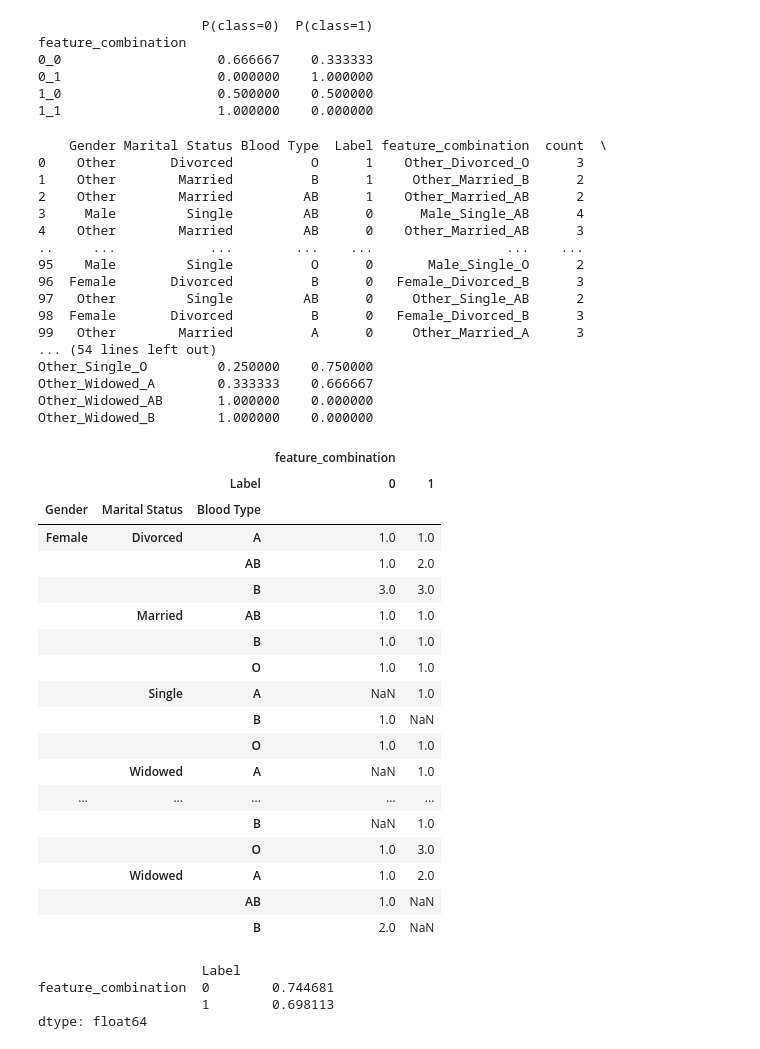
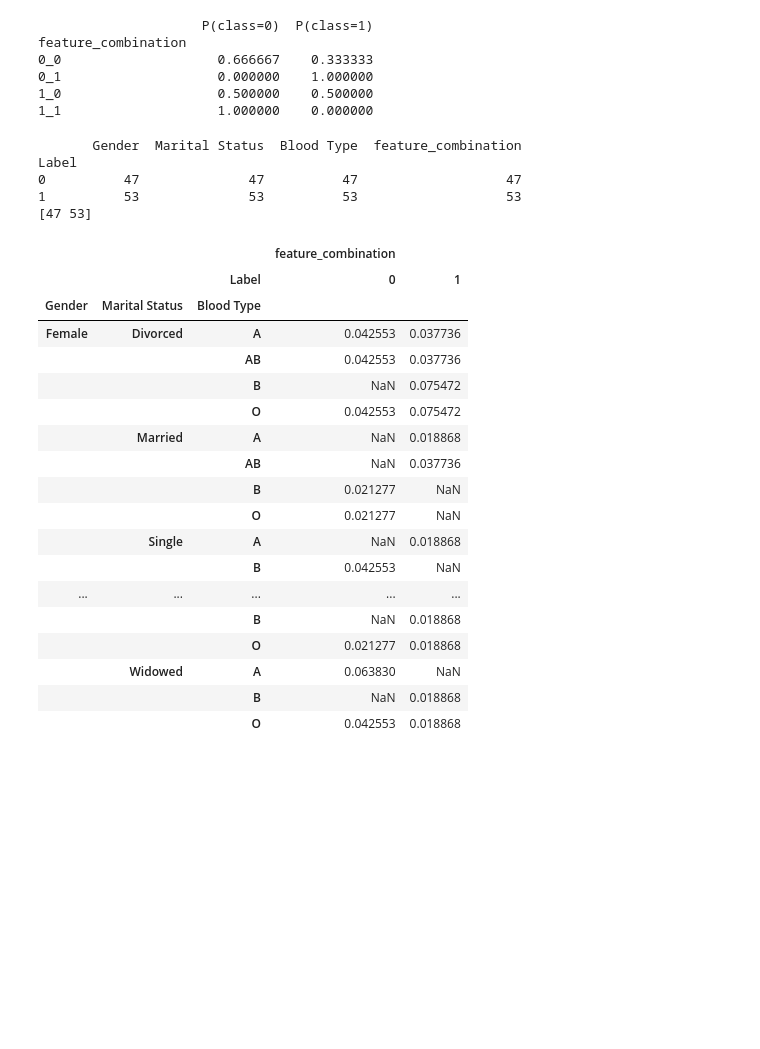
Before and after one commit to Mohammad-Shiblu/Dataset-Learning-Limit, a Jupyter notebook: Notebooks/dataset_learning_limit.ipynb, the cells around one changed output. Cells and saved outputs as stored; diff of their text form; code cells hidden in the pictures; blank space fills up the shorter version.

```diff
--- a/Notebooks/dataset_learning_limit.ipynb
+++ b/Notebooks/dataset_learning_limit.ipynb
@@ -761,7 +873,7 @@ def generate_dummy_categorical_classification_dataset(num_rows=100):
     genders = ['Male', 'Female', 'Other']
     marital_statuses = ['Single', 'Married', 'Divorced', 'Widowed']
     blood_types = ['A', 'B', 'AB', 'O']
-    payment_methods = ['Cash', 'Credit Card', 'Online Transfer']
+    # payment_methods = ['Cash', 'Credit Card', 'Online Transfer']
 
     # Generate random data
     data = {
@@ -781,53 +893,38 @@ def generate_dummy_categorical_classification_dataset(num_rows=100):
 dummy_classification_df = generate_dummy_categorical_classification_dataset(100)
 
 df, combination_pivot = majority_vote(dummy_classification_df, feature_columns=["Gender", "Marital Status", "Blood Type"], class_column="Label")
-print(df)
-print(combination_pivot)
+# print(df)
+# print(combination_pivot)
 class_total=dummy_classification_df.groupby(["Label"]).count()
+class_total
 dummy_classification_df.groupby(["Gender", "Marital Status", "Blood Type", "Label"]).count().unstack(3)#/class_total.values[:, 0]
 # %% [output]
-    Gender Marital Status Blood Type  Label feature_combination  count  \
-0    Other       Divorced          O      1    Other_Divorced_O      3
-1    Other        Married          B      1     Other_Married_B      2
-2    Other        Married         AB      1    Other_Married_AB      2
-3     Male         Single         AB      0      Male_Single_AB      4
-4    Other        Married         AB      0    Other_Married_AB      3
-..     ...            ...        ...    ...                 ...    ...
-95    Male         Single          O      0       Male_Single_O      2
-96  Female       Divorced          B      0   Female_Divorced_B      3
-97   Other         Single         AB      0     Other_Single_AB      2
-98  Female       Divorced          B      0   Female_Divorced_B      3
-99   Other        Married          A      0     Other_Married_A      3
-... (54 lines left out)
-Other_Single_O         0.250000    0.750000
-Other_Widowed_A        0.333333    0.666667
-Other_Widowed_AB       1.000000    0.000000
-Other_Widowed_B        1.000000    0.000000
+       Gender  Marital Status  Blood Type  feature_combination
+Label
+0          47              47          47                   47
+1          53              53          53                   53
+[47 53]
-|  |  |  | feature_combination |  |
-|  |  | Label | 0 | 1 |
-| Gender | Marital Status | Blood Type |  |  |
-| Female | Divorced | A | 1.0 | 1.0 |
-|  |  | AB | 1.0 | 2.0 |
-|  |  | B | 3.0 | 3.0 |
-|  | Married | AB | 1.0 | 1.0 |
-|  |  | B | 1.0 | 1.0 |
-|  |  | O | 1.0 | 1.0 |
-|  | Single | A | NaN | 1.0 |
-|  |  | B | 1.0 | NaN |
-|  |  | O | 1.0 | 1.0 |
-|  | Widowed | A | NaN | 1.0 |
-| ... | ... | ... | ... | ... |
-|  |  | B | NaN | 1.0 |
-|  |  | O | 1.0 | 3.0 |
-|  | Widowed | A | 1.0 | 2.0 |
-|  |  | AB | 1.0 | NaN |
-|  |  | B | 2.0 | NaN |
 # %%
 # dummy_classification_df["Blood Type"] = dummy_classification_df["Blood Type"].astype("category")
 probs = (dummy_classification_df.groupby(["Gender", "Marital Status", "Blood Type", "Label"]).count().unstack(3)/class_total.values[:, 0])
-(probs * (probs.values > 0)[:,::-1]).sum()
+probs
 # %% [output]
-                     Label
-feature_combination  0        0.744681
-                     1        0.698113
-dtype: float64
+|  |  |  | feature_combination |  |
+|  |  | Label | 0 | 1 |
+| Gender | Marital Status | Blood Type |  |  |
+| Female | Divorced | A | 0.042553 | 0.037736 |
+|  |  | AB | 0.042553 | 0.037736 |
+|  |  | B | NaN | 0.075472 |
+|  |  | O | 0.042553 | 0.075472 |
+|  | Married | A | NaN | 0.018868 |
+|  |  | AB | NaN | 0.037736 |
+|  |  | B | 0.021277 | NaN |
+|  |  | O | 0.021277 | NaN |
+|  | Single | A | NaN | 0.018868 |
+|  |  | B | 0.042553 | NaN |
+| ... | ... | ... | ... | ... |
+|  |  | B | NaN | 0.018868 |
+|  |  | O | 0.021277 | 0.018868 |
+|  | Widowed | A | 0.063830 | NaN |
+|  |  | B | NaN | 0.018868 |
+|  |  | O | 0.042553 | 0.018868 |
```
Also changed, not shown: parts of 9 cells of this notebook, 3 other files.
